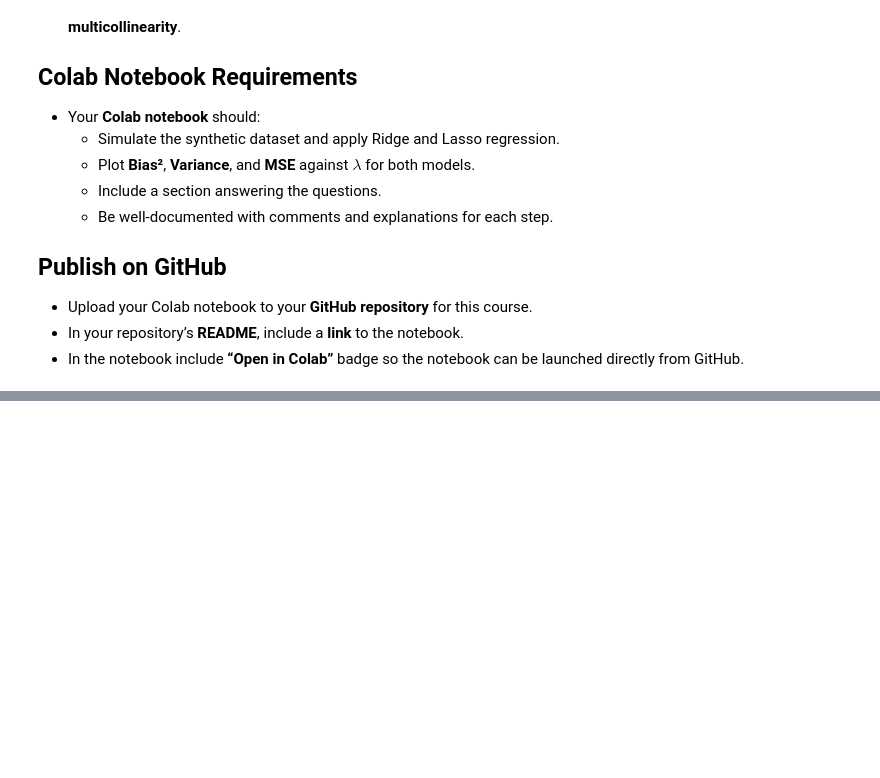
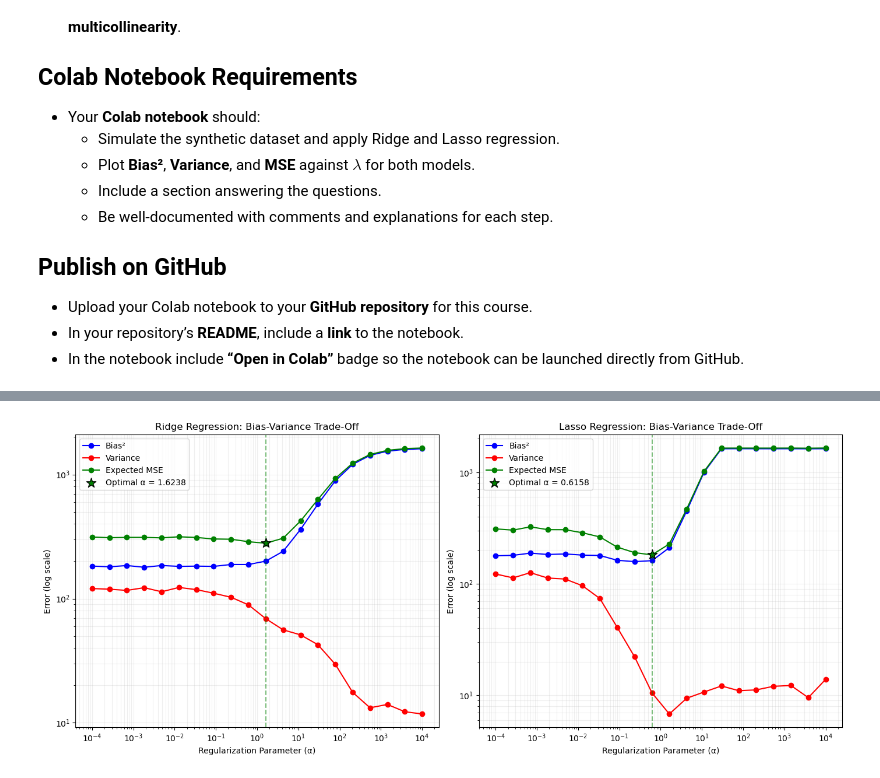
Before and after one commit to Bokocki/135UM-Homework, a Jupyter notebook: Homework04.ipynb, the cells around one changed output, grey strips where cells are left out. Cells and saved outputs as stored; diff of their text form; code cells hidden in the pictures; blank space fills up the shorter version.

```diff
--- a/Homework04.ipynb
+++ b/Homework04.ipynb
@@ -54,0 +61,95 @@ In this assignment, you will explore how **Ridge** and **Lasso** regression intr
+# %%
+import numpy as np
+import matplotlib.pyplot as plt
+from sklearn.linear_model import Ridge, Lasso
+from sklearn.model_selection import train_test_split
+from mlxtend.evaluate import bias_variance_decomp
+
+# Parameters and set up for model
+np.random.seed(42)
+n_samples = 200
+n_features = 50
+noise = 10
+true_beta = np.zeros(n_features)
+true_beta[:5] = np.array([-50, 10, 30, -20, 5])
+X = np.random.uniform(-1, 1, size=(n_samples, n_features))
+y = X @ true_beta + np.random.normal(scale=noise, size=n_samples)
+X_train, X_test, y_train, y_test = train_test_split(X, y, test_size=0.4)
+
+# Define alphas (regularization strengths) to test
+alphas = np.logspace(-4, 4, 20)
+
+# Initialize dictionaries to store results
+ridge_results = {'bias': [], 'variance': [], 'mse': []}
+lasso_results = {'bias': [], 'variance': [], 'mse': []}
+
+# Calculate bias-variance decomposition for each alpha
+for alpha in alphas:
+    # Ridge regression
+    _, avg_bias, avg_var = bias_variance_decomp(
+        Ridge(alpha=alpha), X_train, y_train, X_test, y_test,
+        loss='mse'
+    )
+    ridge_results['bias'].append(avg_bias)
+    ridge_results['variance'].append(avg_var)
+    ridge_results['mse'].append(avg_bias+avg_var+noise)
+
+    # Lasso regression
+    _, avg_bias, avg_var = bias_variance_decomp(
+        Lasso(alpha=alpha), X_train, y_train, X_test, y_test,
+        loss='mse'
+    )
+    lasso_results['bias'].append(avg_bias)
+    lasso_results['variance'].append(avg_var)
+    lasso_results['mse'].append(avg_bias+avg_var+noise)
+
+# Find optimal alpha values (lowest MSE)
+ridge_optimal_idx = np.argmin(ridge_results['mse'])
+ridge_optimal_alpha = alphas[ridge_optimal_idx]
+ridge_min_mse = ridge_results['mse'][ridge_optimal_idx]
+
+lasso_optimal_idx = np.argmin(lasso_results['mse'])
+lasso_optimal_alpha = alphas[lasso_optimal_idx]
+lasso_min_mse = lasso_results['mse'][lasso_optimal_idx]
+
+# Create figure with two subplots on loglog scale
+fig, axes = plt.subplots(1, 2, figsize=(14, 6))
+
+# Ridge plot
+axes[0].loglog(alphas, ridge_results['bias'], 'b-o', label='Bias²')
+axes[0].loglog(alphas, ridge_results['variance'], 'r-o', label='Variance')
+axes[0].loglog(alphas, ridge_results['mse'], 'g-o', label='Expected MSE')
+# Highlight optimal alpha
+axes[0].scatter([ridge_optimal_alpha], [ridge_min_mse], s=150, c='green',
+                marker='*', edgecolors='black', zorder=10,
+                label=f'Optimal α = {ridge_optimal_alpha:.4f}')
+axes[0].axvline(x=ridge_optimal_alpha, color='green', linestyle='--', alpha=0.5)
+axes[0].set_xlabel('Regularization Parameter (α)')
+axes[0].set_ylabel('Error (log scale)')
+axes[0].set_title('Ridge Regression: Bias-Variance Trade-Off')
+axes[0].legend()
+axes[0].grid(True, which="both", ls="-", alpha=0.2)
+
+# Lasso plot
+axes[1].loglog(alphas, lasso_results['bias'], 'b-o', label='Bias²')
+axes[1].loglog(alphas, lasso_results['variance'], 'r-o', label='Variance')
+axes[1].loglog(alphas, lasso_results['mse'], 'g-o', label='Expected MSE')
+# Highlight optimal alpha
+axes[1].scatter([lasso_optimal_alpha], [lasso_min_mse], s=150, c='green',
+                marker='*', edgecolors='black', zorder=10,
+                label=f'Optimal α = {lasso_optimal_alpha:.4f}')
+axes[1].axvline(x=lasso_optimal_alpha, color='green', linestyle='--', alpha=0.5)
+axes[1].set_xlabel('Regularization Parameter (α)')
+axes[1].set_ylabel('Error (log scale)')
+axes[1].set_title('Lasso Regression: Bias-Variance Trade-Off')
+axes[1].legend()
+axes[1].grid(True, which="both", ls="-", alpha=0.2)
+
+plt.tight_layout()
+plt.show()
+
+# Print optimal values
+print(f"Ridge optimal alpha: {ridge_optimal_alpha:.6f}, minimum MSE: {ridge_min_mse:.6f}")
+print(f"Lasso optimal alpha: {lasso_optimal_alpha:.6f}, minimum MSE: {lasso_min_mse:.6f}")
+# %% [output]
+[figure, added]
```
Also changed, not shown: parts of 3 cells of this notebook, 1 other file.
